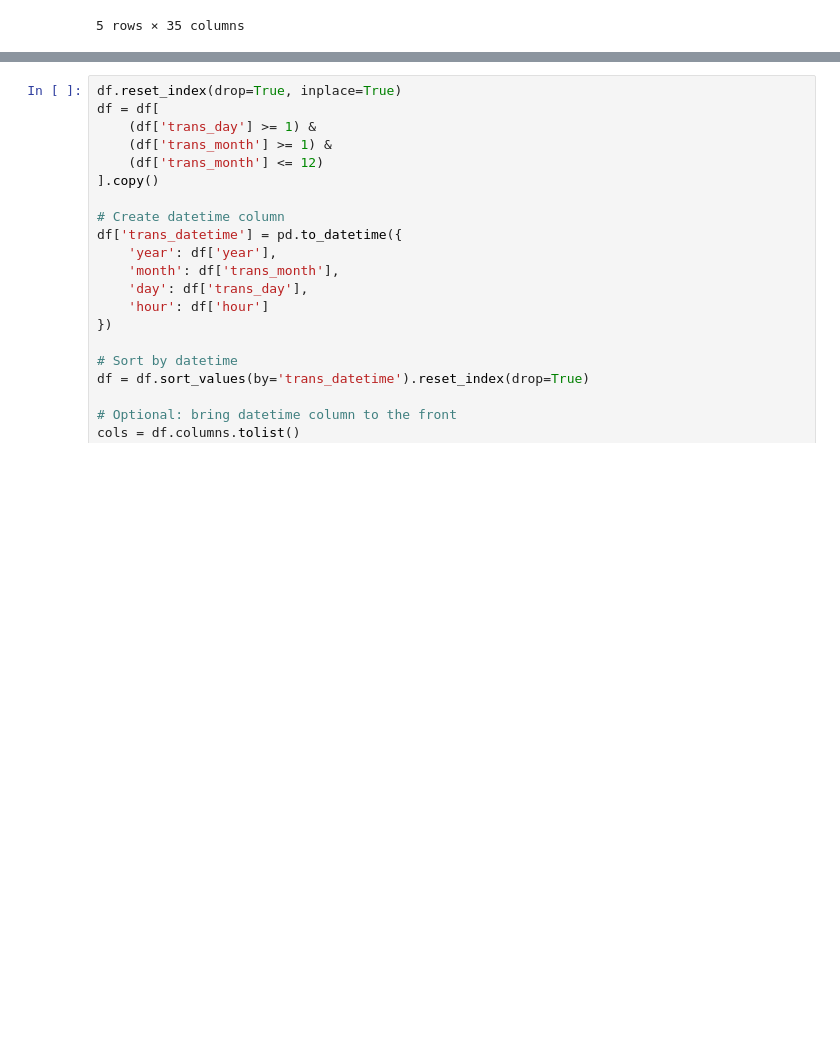
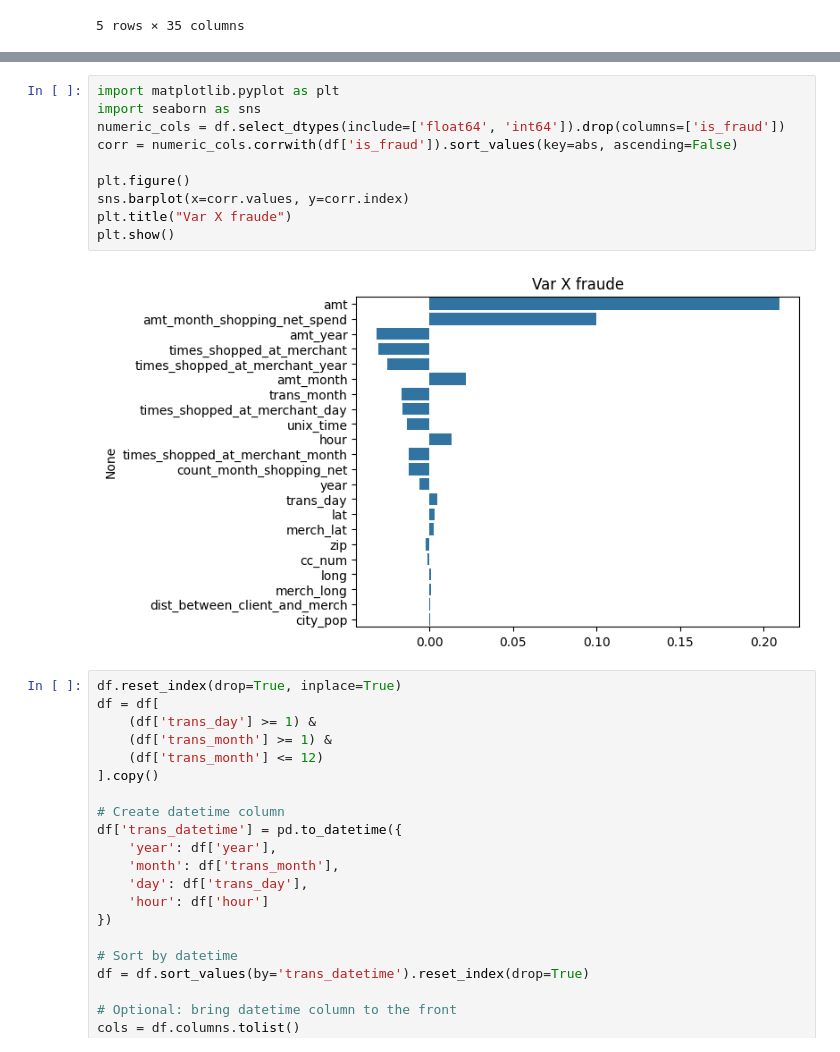
Before and after one commit to AleMar21430/Plus-TI-1, a Jupyter notebook: Engineering.ipynb, the cells around one changed output, grey strips where cells are left out. Drawn from its saved outputs; the diff is of its cells as text; blank space fills up the shorter version.

```diff
--- a/Engineering.ipynb
+++ b/Engineering.ipynb
@@ -30,3 +30,15 @@ df.describe(include="all")
+# %%
+import matplotlib.pyplot as plt
+import seaborn as sns
+numeric_cols = df.select_dtypes(include=['float64', 'int64']).drop(columns=['is_fraud'])
+corr = numeric_cols.corrwith(df['is_fraud']).sort_values(key=abs, ascending=False)
+
+plt.figure()
+sns.barplot(x=corr.values, y=corr.index)
+plt.title("Var X fraude")
+plt.show()
+# %% [output]
+[figure, added]
 # %%
 df.reset_index(drop=True, inplace=True)
 df = df[
```
Also changed, not shown: parts of 5 cells of this notebook, 1 other file.
